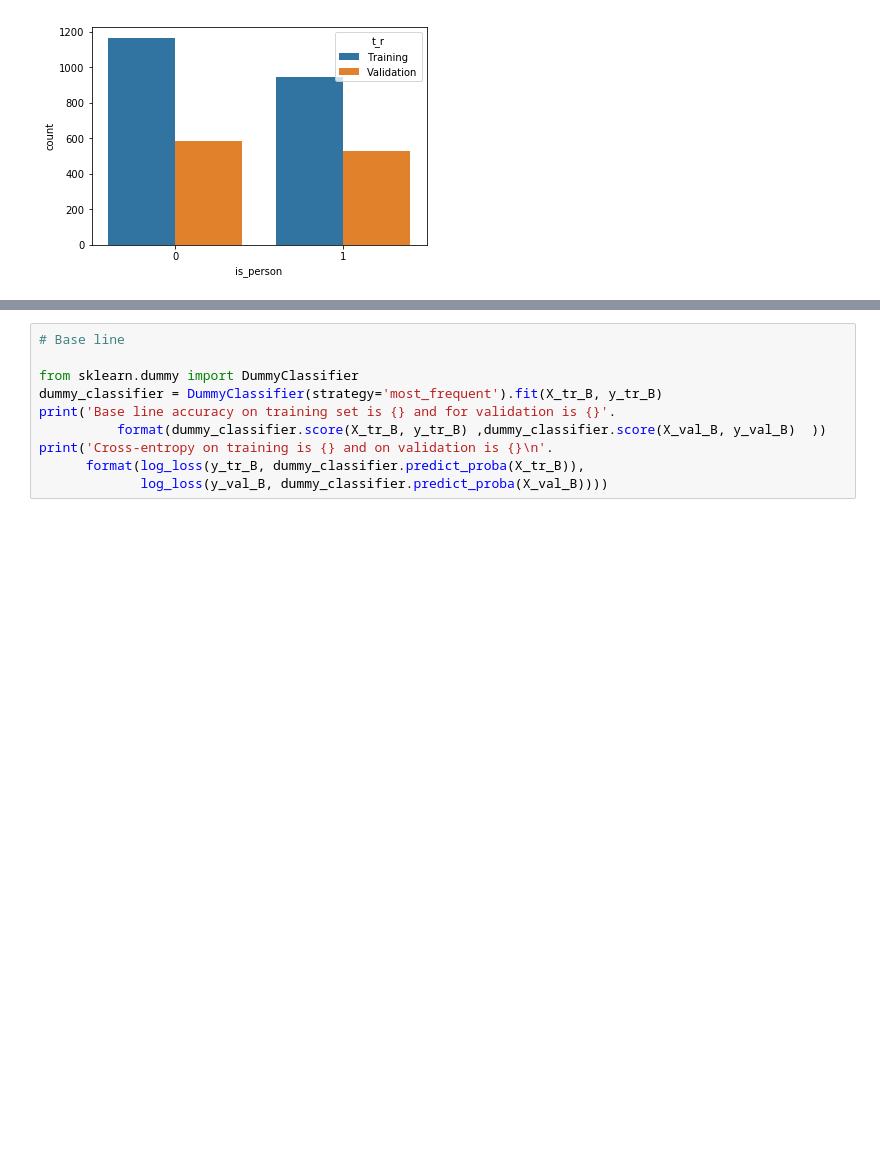
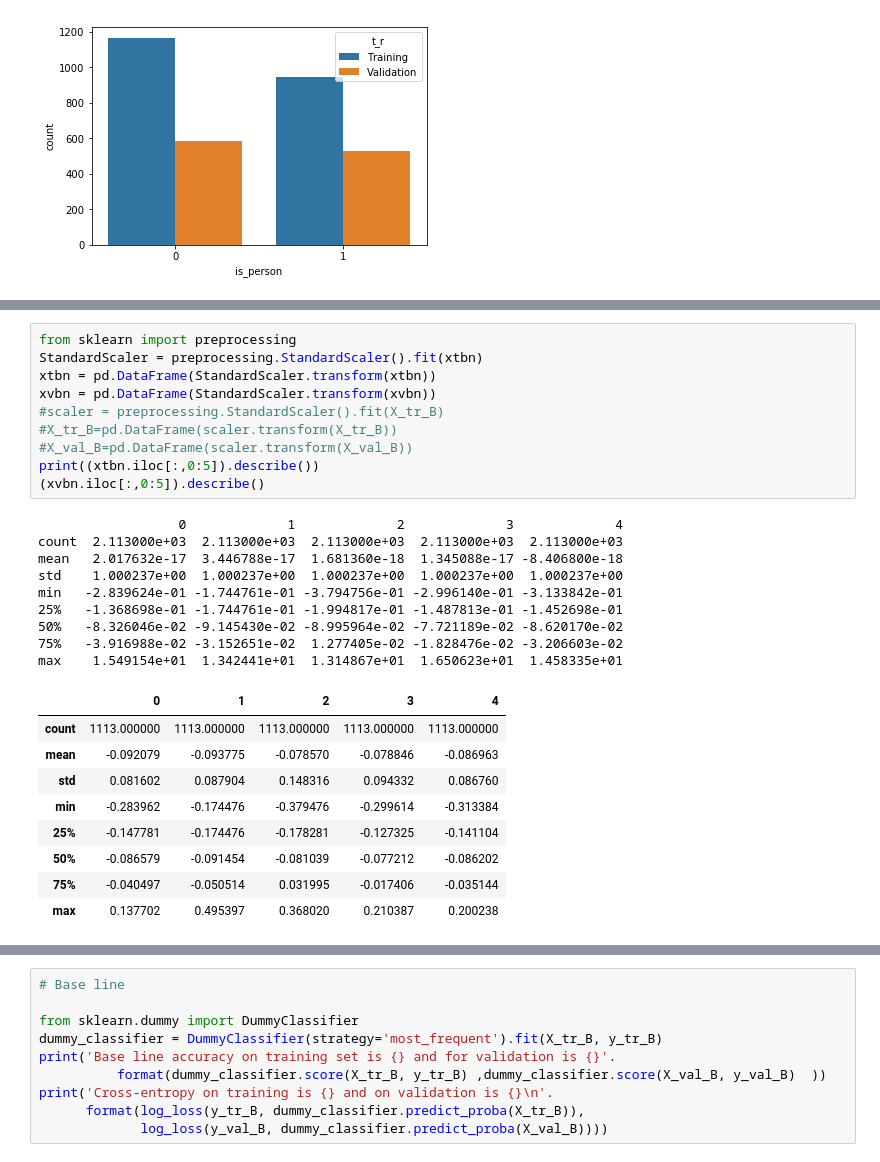
Before and after one commit to ShootingSpace/Machine-learning-practical-with-scikit-learn, a Jupyter notebook: 07_Assignment_3.ipynb, the cells around one changed output, grey strips where cells are left out. Cells and saved outputs as stored; diff of their text form; blank space fills up the shorter version.

```diff
--- a/07_Assignment_3.ipynb
+++ b/07_Assignment_3.ipynb
@@ -1311,0 +1315,29 @@ train_B.describe()
+# %%
+from sklearn import preprocessing
+StandardScaler = preprocessing.StandardScaler().fit(xtbn)
+xtbn = pd.DataFrame(StandardScaler.transform(xtbn))
+xvbn = pd.DataFrame(StandardScaler.transform(xvbn))
+#scaler = preprocessing.StandardScaler().fit(X_tr_B)
+#X_tr_B=pd.DataFrame(scaler.transform(X_tr_B))
+#X_val_B=pd.DataFrame(scaler.transform(X_val_B))
+print((xtbn.iloc[:,0:5]).describe())
+(xvbn.iloc[:,0:5]).describe()
+# %% [output]
+                  0             1             2             3             4
+count  2.113000e+03  2.113000e+03  2.113000e+03  2.113000e+03  2.113000e+03
+mean   2.017632e-17  3.446788e-17  1.681360e-18  1.345088e-17 -8.406800e-18
+std    1.000237e+00  1.000237e+00  1.000237e+00  1.000237e+00  1.000237e+00
+min   -2.839624e-01 -1.744761e-01 -3.794756e-01 -2.996140e-01 -3.133842e-01
+25%   -1.368698e-01 -1.744761e-01 -1.994817e-01 -1.487813e-01 -1.452698e-01
+50%   -8.326046e-02 -9.145430e-02 -8.995964e-02 -7.721189e-02 -8.620170e-02
+75%   -3.916988e-02 -3.152651e-02  1.277405e-02 -1.828476e-02 -3.206603e-02
+max    1.549154e+01  1.342441e+01  1.314867e+01  1.650623e+01  1.458335e+01
+|  | 0 | 1 | 2 | 3 | 4 |
+| count | 1113.000000 | 1113.000000 | 1113.000000 | 1113.000000 | 1113.000000 |
+| mean | -0.092079 | -0.093775 | -0.078570 | -0.078846 | -0.086963 |
+| std | 0.081602 | 0.087904 | 0.148316 | 0.094332 | 0.086760 |
+| min | -0.283962 | -0.174476 | -0.379476 | -0.299614 | -0.313384 |
+| 25% | -0.147781 | -0.174476 | -0.178281 | -0.127325 | -0.141104 |
+| 50% | -0.086579 | -0.091454 | -0.081039 | -0.077212 | -0.086202 |
+| 75% | -0.040497 | -0.050514 | 0.031995 | -0.017406 | -0.035144 |
+| max | 0.137702 | 0.495397 | 0.368020 | 0.210387 | 0.200238 |
```
Also changed, not shown: parts of 8 cells of this notebook, 2 other files.
